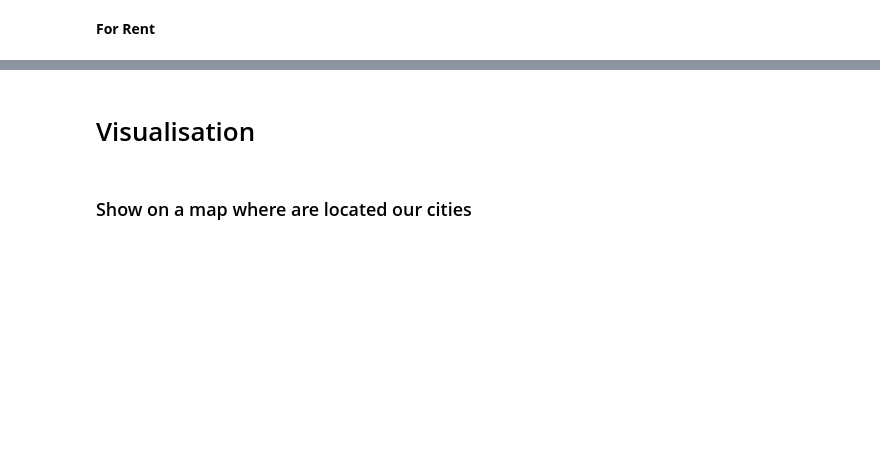
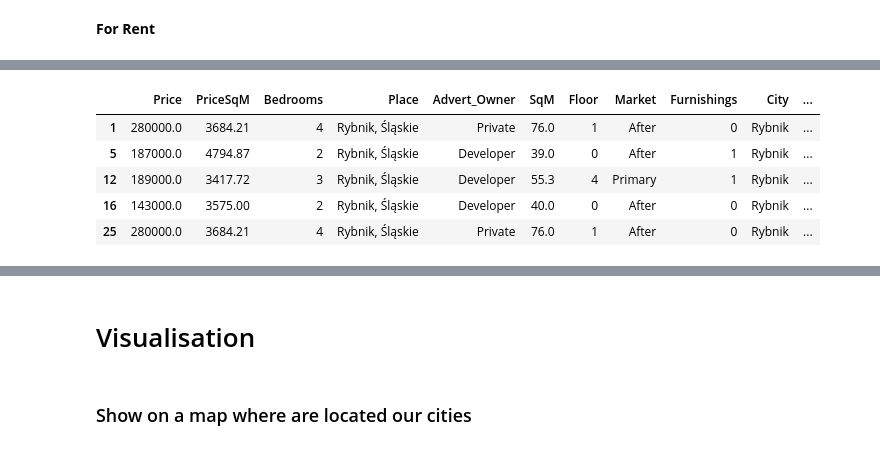
Before and after one commit to mborycki/Silesian_Real_Estate_Market, a Jupyter notebook: Real_Estate_Market_Analyzing.ipynb, the cells around one changed output, grey strips where cells are left out. Cells and saved outputs as stored; diff of their text form; code cells hidden in the pictures; blank space fills up the shorter version.

```diff
--- a/Real_Estate_Market_Analyzing.ipynb
+++ b/Real_Estate_Market_Analyzing.ipynb
@@ -274,0 +565,7 @@ df_rent.describe()
+# %%
+b_type = 'Flat'
+df_sale2 = df_sale[df_sale.BuildingType==b_type].copy()
+df_rent2 = df_rent[df_rent.BuildingType==b_type].copy()
+# %%
+df_sale2.drop(columns={'BuildingType'},inplace=True)
+df_rent2.drop(columns={'BuildingType'},inplace=True)
@@ -274,0 +579,9 @@ df_rent.describe()
+# %%
+df_sale2.head()
+# %% [output]
+|  | Price | PriceSqM | Bedrooms | Place | Advert_Owner | SqM | Floor | Market | Furnishings | City | ... |
+| 1 | 280000.0 | 3684.21 | 4 | Rybnik, Śląskie | Private | 76.0 | 1 | After | 0 | Rybnik | ... |
+| 5 | 187000.0 | 4794.87 | 2 | Rybnik, Śląskie | Developer | 39.0 | 0 | After | 1 | Rybnik | ... |
+| 12 | 189000.0 | 3417.72 | 3 | Rybnik, Śląskie | Developer | 55.3 | 4 | Primary | 1 | Rybnik | ... |
+| 16 | 143000.0 | 3575.00 | 2 | Rybnik, Śląskie | Developer | 40.0 | 0 | After | 0 | Rybnik | ... |
+| 25 | 280000.0 | 3684.21 | 4 | Rybnik, Śląskie | Private | 76.0 | 1 | After | 0 | Rybnik | ... |
```
Also changed, not shown: parts of 62 cells of this notebook.
